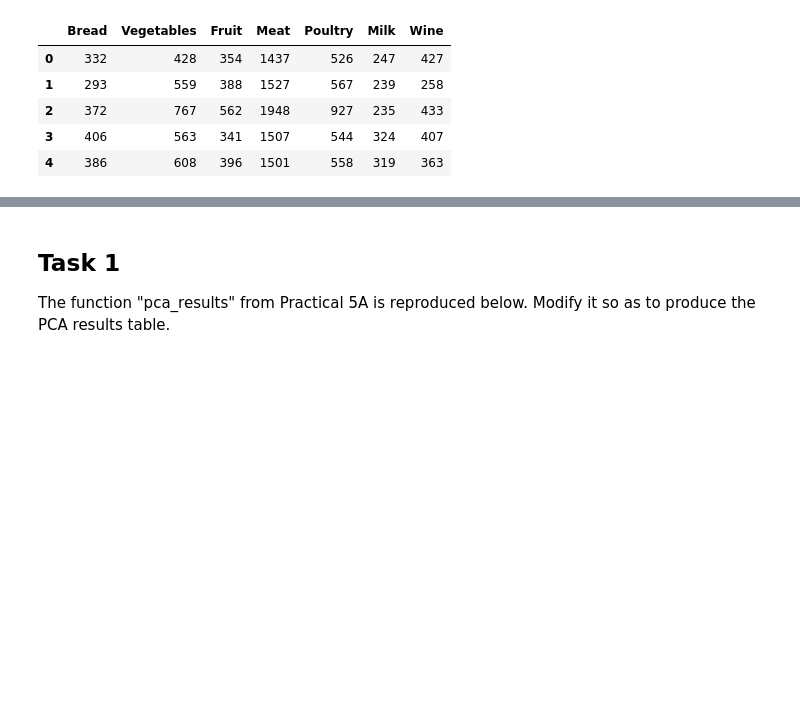
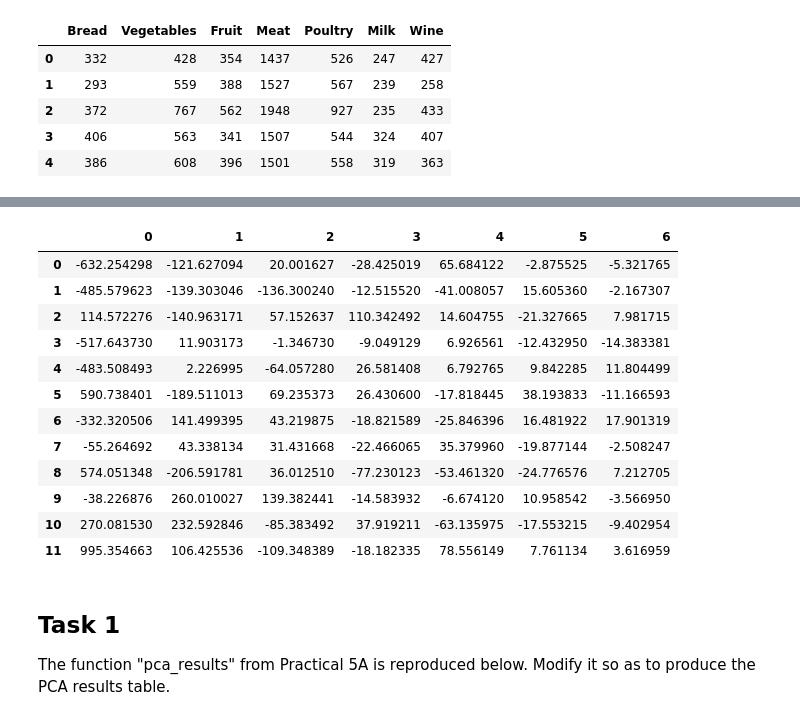
Before and after one commit to JoelPoah/MAI, a Jupyter notebook: chapter5/Practical_5b_Example1_Covariance.ipynb, the cells around one changed output, grey strips where cells are left out. Saved outputs shown, nothing was run; the diff lists cells and outputs as text; code cells hidden in the pictures; blank space fills up the shorter version.

```diff
--- a/chapter5/Practical_5b_Example1_Covariance.ipynb
+++ b/chapter5/Practical_5b_Example1_Covariance.ipynb
@@ -43,3 +63,21 @@ pca_samples = pca.transform(data_reduced)
+# %%
+pca_samples=pd.DataFrame(pca_samples)
+# %%
+pca_samples
+# %% [output]
+|  | 0 | 1 | 2 | 3 | 4 | 5 | 6 |
+| 0 | -632.254298 | -121.627094 | 20.001627 | -28.425019 | 65.684122 | -2.875525 | -5.321765 |
+| 1 | -485.579623 | -139.303046 | -136.300240 | -12.515520 | -41.008057 | 15.605360 | -2.167307 |
+| 2 | 114.572276 | -140.963171 | 57.152637 | 110.342492 | 14.604755 | -21.327665 | 7.981715 |
+| 3 | -517.643730 | 11.903173 | -1.346730 | -9.049129 | 6.926561 | -12.432950 | -14.383381 |
+| 4 | -483.508493 | 2.226995 | -64.057280 | 26.581408 | 6.792765 | 9.842285 | 11.804499 |
+| 5 | 590.738401 | -189.511013 | 69.235373 | 26.430600 | -17.818445 | 38.193833 | -11.166593 |
+| 6 | -332.320506 | 141.499395 | 43.219875 | -18.821589 | -25.846396 | 16.481922 | 17.901319 |
+| 7 | -55.264692 | 43.338134 | 31.431668 | -22.466065 | 35.379960 | -19.877144 | -2.508247 |
+| 8 | 574.051348 | -206.591781 | 36.012510 | -77.230123 | -53.461320 | -24.776576 | 7.212705 |
+| 9 | -38.226876 | 260.010027 | 139.382441 | -14.583932 | -6.674120 | 10.958542 | -3.566950 |
+| 10 | 270.081530 | 232.592846 | -85.383492 | 37.919211 | -63.135975 | -17.553215 | -9.402954 |
+| 11 | 995.354663 | 106.425536 | -109.348389 | -18.182335 | 78.556149 | 7.761134 | 3.616959 |
 # %% [markdown]
 ## Task 1
 The function "pca_results" from Practical 5A is reproduced below. Modify it so as to produce the PCA results table.
```
Also changed, not shown: parts of 1 cell of this notebook, 9 other files.
